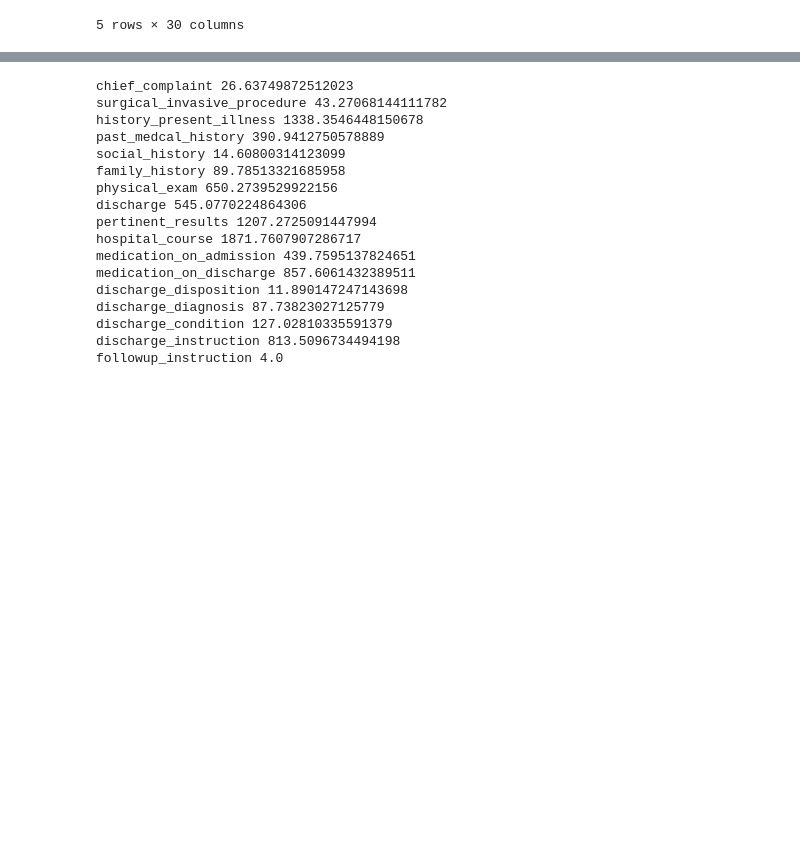
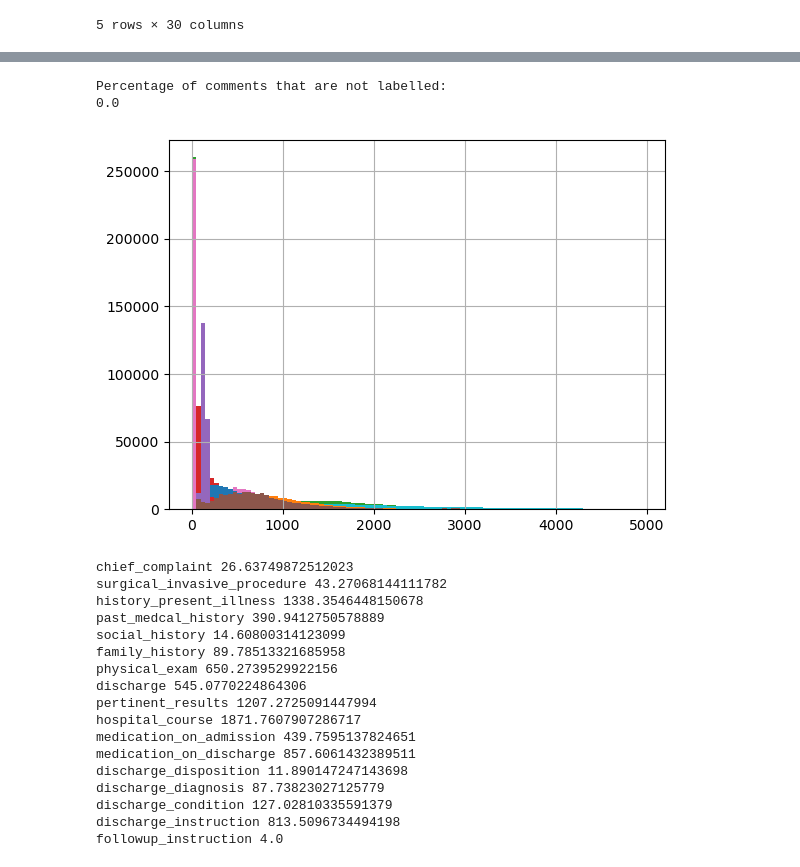
Before and after one commit to smitamisra/EHR_exploration, a Jupyter notebook: notebooks/tokenization_classification.ipynb, the cells around one changed output, grey strips where cells are left out. Saved outputs shown, nothing was run; the diff lists cells and outputs as text; code cells hidden in the pictures; blank space fills up the shorter version.

```diff
--- a/notebooks/tokenization_classification.ipynb
+++ b/notebooks/tokenization_classification.ipynb
@@ -83,3 +146,37 @@ plt.show()
+# %%
+print('Percentage of comments that are not labelled:')
+(print(len(df_text_ic[(df_text_ic['icd_E11']==0) &
+                      (df_text_ic['icd_E78']==0) &
+                      (df_text_ic['icd_E87']==0) &
+                      (df_text_ic['icd_F32']==0) &
+                      (df_text_ic['icd_I16']==0) &
+                     (df_text_ic['icd_I50']==0) &
+                     (df_text_ic['icd_N17']==0) &
+                     (df_text_ic['icd_Y92']==0) &
+                     (df_text_ic['icd_Z85']==0)]) / len(df)))
+# %% [output]
+Percentage of comments that are not labelled:
+0.0
+# %%
+#The distribution of the number of words in comment texts.
+
+text_cat = ['chief_complaint',
+       'surgical_invasive_procedure', 'history_present_illness',
+       'past_medcal_history', 'social_history', 'family_history',
+       'physical_exam', 'discharge', 'pertinent_results', 'hospital_course',
+       'medication_on_admission', 'medication_on_discharge',
+       'discharge_disposition', 'discharge_diagnosis', 'discharge_condition',
+       'discharge_instruction', 'followup_instruction']
+import plotly.express as px
+
+
+for i in text_cat:
+    lens = df_text_ic[i].str.len()
+    lens.hist(bins = np.arange(0,5000,50))
+#     px.histogram(lens)
+#     fig.show()
+# %% [output]
+[figure, added]
 # %%
 #length of the string in text per column
 
```
Also changed, not shown: parts of 21 cells of this notebook, 1 other file.
